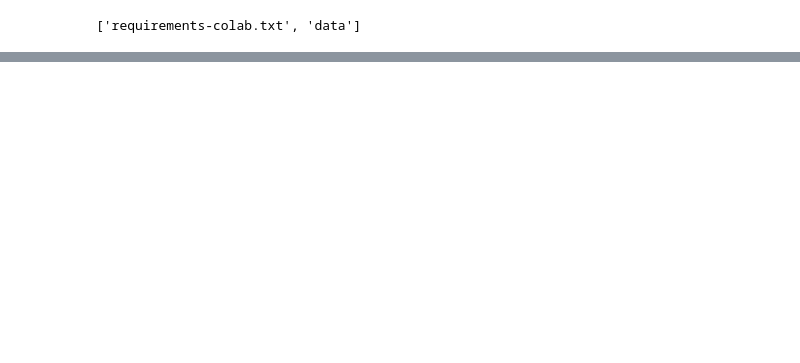
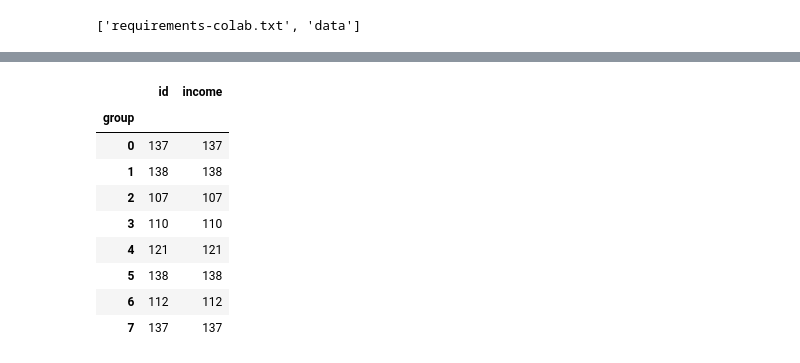
Before and after one commit to Luis-Amagua/Visualizacion_datos_Python, a Jupyter notebook: 1_Configuraciones.ipynb, the cells around one changed output, grey strips where cells are left out. Cells and saved outputs as stored; diff of their text form; code cells hidden in the pictures; blank space fills up the shorter version.

```diff
--- a/1_Configuraciones.ipynb
+++ b/1_Configuraciones.ipynb
@@ -46,0 +110,13 @@ Requirement already satisfied: chardet<5,>=3.0.2 in /usr/local/lib/python3.8/dis
+# %%
+df.groupby(by=['group'])['id','income'].count()
+# %% [output]
+|  | id | income |
+| group |  |  |
+| 0 | 137 | 137 |
+| 1 | 138 | 138 |
+| 2 | 107 | 107 |
+| 3 | 110 | 110 |
+| 4 | 121 | 121 |
+| 5 | 138 | 138 |
+| 6 | 112 | 112 |
+| 7 | 137 | 137 |
```
Also changed, not shown: parts of 16 cells of this notebook.
